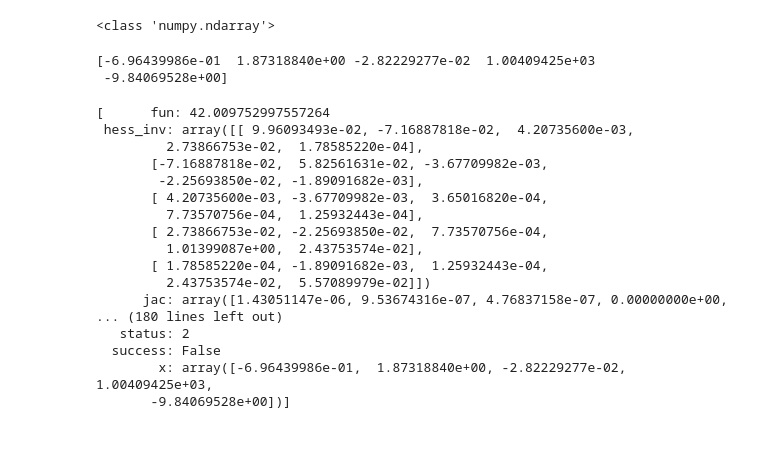
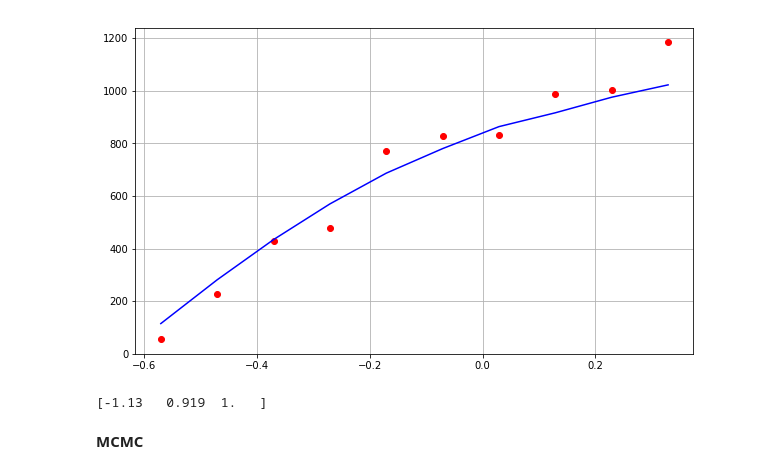
Before and after one commit to njohnsto/stage, a Jupyter notebook: MCMC_Hammer.ipynb, the cells around one changed output. Cells and saved outputs as stored; diff of their text form; code cells hidden in the pictures; blank space fills up the shorter version.

```diff
--- a/MCMC_Hammer.ipynb
+++ b/MCMC_Hammer.ipynb
@@ -14,3 +14,13 @@ mean_S=[114.64866107858613, 281.263665030094, 434.1710447166398, 569.99880283999
 rms=[114.74968236197647, 282.01041012696396, 434.47275315291114, 570.8325673130487, 687.4374797608367, 781.6874291625296, 864.5162056661065, 917.0785397347968, 976.4170138865792, 1024.7237580132255]
 sigma_S=[4.813950047724185, 20.509074913742488, 16.188797420809703, 30.84128185045552, 22.93831837303278, 43.304387297040904, 26.20268499031733, 23.297450379212293, 28.82022045794128, 59.515334146904]
 S_ref_values=[524.36037518,717.49813895,850.49419746, 715.4684653,951.54946654,893.63784202,811.12501887,896.93268679,870.97201082,1003.64425617]
+
+b_true=0.919
+a_true=-1.13
+c_true=1
+sigma_S_ar=np.asarray(sigma_S)
+
+cos=np.linspace(0.05,0.95,10, endpoint = True)
+y=S_i_fit(cos,a_true,b_true,S_ref_values)
+cos_ref=np.cos(38*np.pi/180.)**2
+x = cos-cos_ref
@@ -27,20 +32,21 @@ def lnlike(theta, x, y, yerr):
-# %%
-x=np.linspace(0.05,0.95,10, endpoint = True)
-y=S_i_fit(x,a,b,S_ref_values)
-print(type(y))
-# %% [output]
-<class 'numpy.ndarray'>
+# %%
+fig2, ax2 = plt.subplots(figsize=(10,6))
+plt.grid()
+ax2.plot(x,y,'ro',linestyle='None', c='r')
+ax2.plot(x, mean_S,c='b')
+ax2.plot(x,S_ref_values*(a_true*x**2+b_true*x+c_true),linestyle='None',c='k')
+
+plt.show()
+# %% [output]
+[figure, added]
 # %%
 import scipy.optimize as op
-N=len(mean_S)
 
-for i in range(0,N):
-    nll = lambda *args: -lnlike(*args)
-    x0=[a, b, c, S_ref_values[i], np.log(np.asarray(mean_S)[i]) ]
-    result= op.minimize(nll, np.asarray(x0), args=(x, y, np.asarray(sigma_S)[i]))
-    a_ml, b_ml,c_ml,S_ref_ml, lnf_ml = result["x"]
+nll = lambda *args: -lnlike(*args)
+x0=[a_true, b_true,c_true]
+result= op.minimize(nll, x0, args=(x, y, S_ref_values,sigma_S_ar))
+a_ml, b_ml, c_ml= result["x"]
+
+print(result["x"])
+# %% [output]
+[-1.13   0.919  1.   ]
-# %%
-print(result["x"])
-# %% [output]
-[-6.96439986e-01  1.87318840e+00 -2.82229277e-02  1.00409425e+03
- -9.84069528e+00]
@@ -58,21 +53,2 @@ for i in range(0,N):
-# %%
-print(result)
-#print(a_ml)
-# %% [output]
-[      fun: 42.009752997557264
- hess_inv: array([[ 9.96093493e-02, -7.16887818e-02,  4.20735600e-03,
-         2.73866753e-02,  1.78585220e-04],
-       [-7.16887818e-02,  5.82561631e-02, -3.67709982e-03,
-        -2.25693850e-02, -1.89091682e-03],
-       [ 4.20735600e-03, -3.67709982e-03,  3.65016820e-04,
-         7.73570756e-04,  1.25932443e-04],
-       [ 2.73866753e-02, -2.25693850e-02,  7.73570756e-04,
-         1.01399087e+00,  2.43753574e-02],
-       [ 1.78585220e-04, -1.89091682e-03,  1.25932443e-04,
-         2.43753574e-02,  5.57089979e-02]])
-      jac: array([1.43051147e-06, 9.53674316e-07, 4.76837158e-07, 0.00000000e+00,
-... (180 lines left out)
-   status: 2
-  success: False
-        x: array([-6.96439986e-01,  1.87318840e+00, -2.82229277e-02,  1.00409425e+03,
-       -9.84069528e+00])]
+# %% [markdown]
+**MCMC**
```
Also changed, not shown: parts of 10 cells of this notebook.
